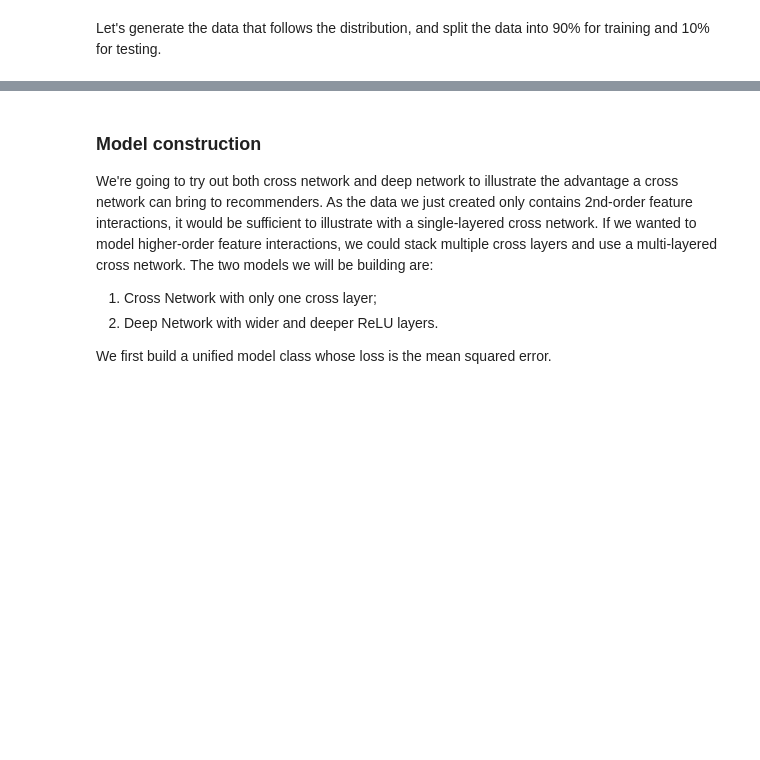
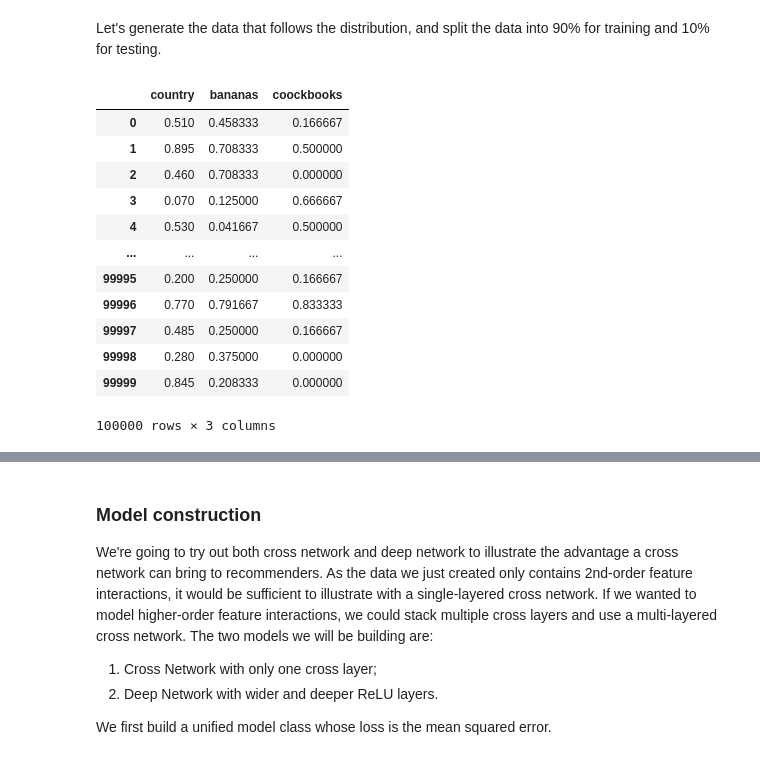
Before and after one commit to tobigs-reco-conf-1314/Tommelier, a Jupyter notebook: jinseok/1220_dcn_sample.ipynb, the cells around one changed output, grey strips where cells are left out. Cells and saved outputs as stored; diff of their text form; code cells hidden in the pictures; blank space fills up the shorter version.

```diff
--- a/jinseok/1220_dcn_sample.ipynb
+++ b/jinseok/1220_dcn_sample.ipynb
@@ -142,3 +138,19 @@ train_x = x[:num_train]
 train_y = y[:num_train]
 eval_x = x[num_train:]
 eval_y = y[num_train:]
+# %%
+pd.DataFrame(x, columns = ['country', 'bananas', 'coockbooks'])
+# %% [output]
+|  | country | bananas | coockbooks |
+| 0 | 0.510 | 0.458333 | 0.166667 |
+| 1 | 0.895 | 0.708333 | 0.500000 |
+| 2 | 0.460 | 0.708333 | 0.000000 |
+| 3 | 0.070 | 0.125000 | 0.666667 |
+| 4 | 0.530 | 0.041667 | 0.500000 |
+| ... | ... | ... | ... |
+| 99995 | 0.200 | 0.250000 | 0.166667 |
+| 99996 | 0.770 | 0.791667 | 0.833333 |
+| 99997 | 0.485 | 0.250000 | 0.166667 |
+| 99998 | 0.280 | 0.375000 | 0.000000 |
+| 99999 | 0.845 | 0.208333 | 0.000000 |
+100000 rows × 3 columns
```
Also changed, not shown: parts of 4 cells of this notebook, 1 other file.
